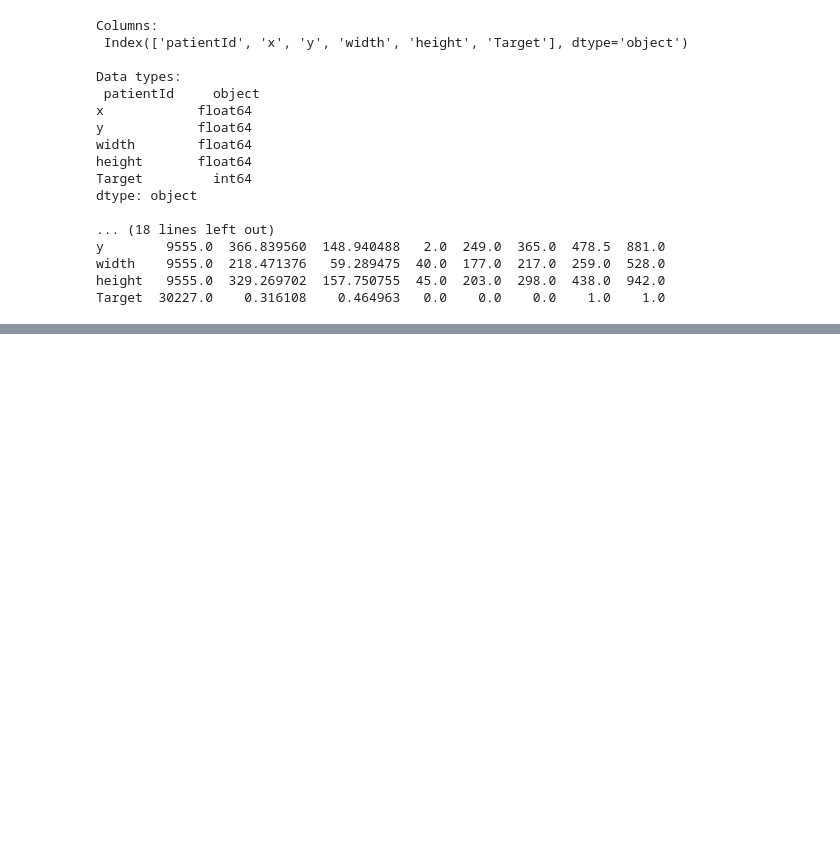
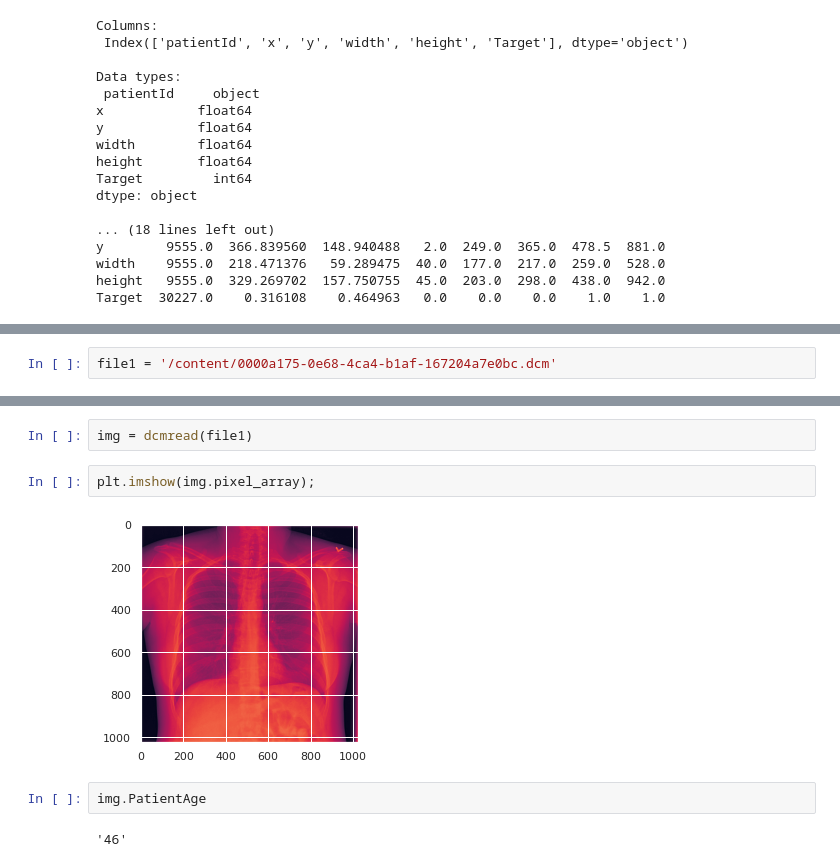
Before and after one commit to nandhukumar86/CapstonePneumoniaDetection, a Jupyter notebook: Nandha/Capstone_Project_Pneumonia_Detection.ipynb, the cells around one changed output, grey strips where cells are left out. Drawn from its saved outputs; the diff is of its cells as text; blank space fills up the shorter version.

```diff
--- a/Nandha/Capstone_Project_Pneumonia_Detection.ipynb
+++ b/Nandha/Capstone_Project_Pneumonia_Detection.ipynb
@@ -176 +176,3 @@ patientId  30227  26684  76f71a93-8105-4c79-a010-0cfa86f0061a      4
 class      30227      3          No Lung Opacity / Not Normal  11821
+# %%
+file1 = '/content/0000a175-0e68-4ca4-b1af-167204a7e0bc.dcm'
@@ -176,0 +185,10 @@ class      30227      3          No Lung Opacity / Not Normal  11821
+# %%
+img = dcmread(file1)
+# %%
+plt.imshow(img.pixel_array);
+# %% [output]
+[figure, added]
+# %%
+img.PatientAge
+# %% [output]
+'46'
```
Also changed, not shown: parts of 5 cells of this notebook.
